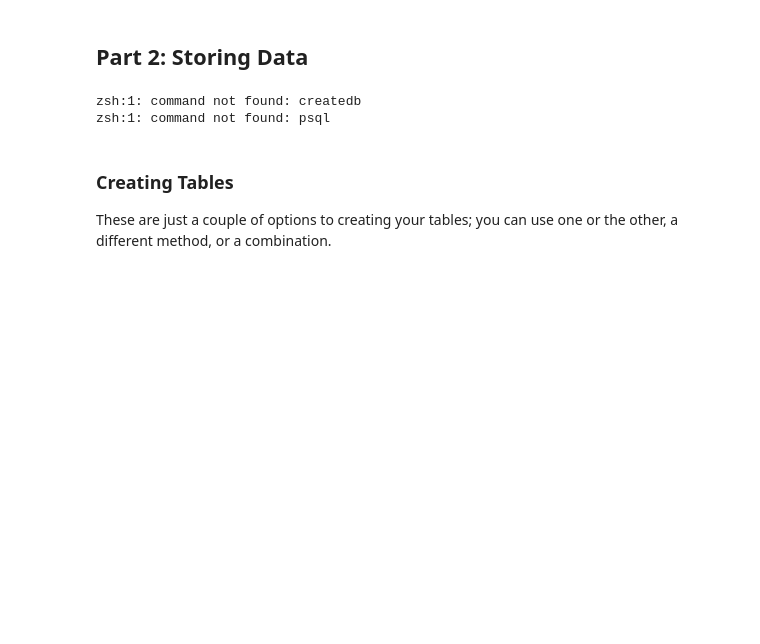
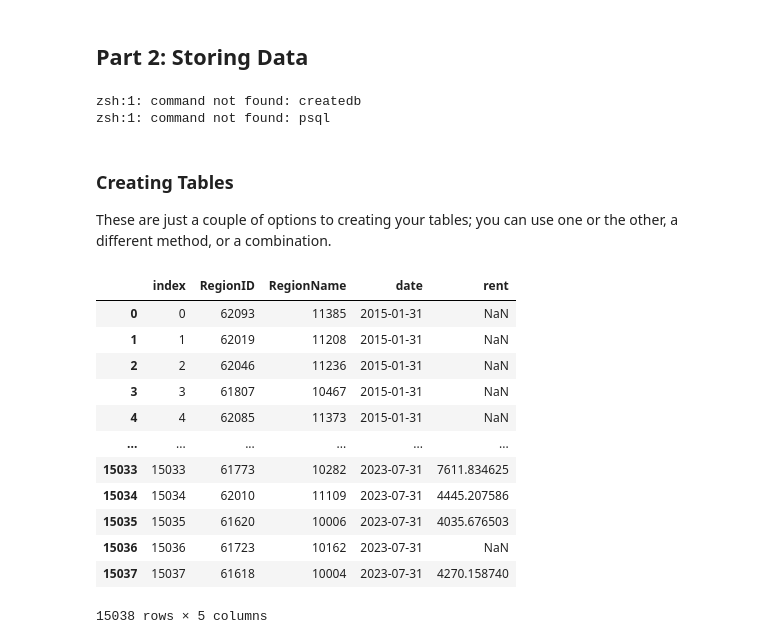
Before and after one commit to harrysyz99/4501-project, a Jupyter notebook: analysis.ipynb, the cells around one changed output. Drawn from its saved outputs; the diff is of its cells as text; code cells hidden in the pictures; blank space fills up the shorter version.

```diff
--- a/analysis.ipynb
+++ b/analysis.ipynb
@@ -289,7 +312,7 @@ for chunk in pd.read_csv('data/zillow_rent_data.csv', chunksize=chunk_size):
     zillow_chunks.append(processed_chunk)
 df_zillow_data = pd.concat(zillow_chunks)
 # Process and store chunks for 'Bedbug_Reporting'
-for chunk in pd.read_csv('data/Bedbug_Reporting_20231203.csv', chunksize=chunk_size):
+for chunk in pd.read_csv('data/Bedbug_Reporting_20231207.csv', chunksize=chunk_size):
     columns_needed = ['Building ID', 'Postcode', 'Filing Date', 'Eradicated Unit Count', 'Re-infested  Dwelling Unit Count','Latitude','Longitude']
     processed_chunk = filter_bedbug(chunk, columns_needed, nyc_zip=nyc_zips)
     bedbug_chunks.append(processed_chunk)
@@ -297,6 +320,12 @@ df_bedbug_data = pd.concat(bedbug_chunks)
 
 # Load shapefile and save to the database
 geodf_zipcode_data = gpd.read_file('data/nyc_zipcodes/nyc_zipcodes.shp')
+# %%
+zillow_chunks = []
+for chunk in pd.read_csv('data/zillow_rent_data.csv', chunksize=chunk_size):
+    processed_chunk = filter_zillow(chunk, nyc_zip=nyc_zips)
+    zillow_chunks.append(processed_chunk)
+df_zillow_data = pd.concat(zillow_chunks)
 # %%
 # Show basic info about each dataframe
 geodf_zipcode_data.info()
@@ -431,0 +542,16 @@ with open('schema.sql', "w") as f:
+# %%
+df_zillow_data
+# %% [output]
+|  | index | RegionID | RegionName | date | rent |
+| 0 | 0 | 62093 | 11385 | 2015-01-31 | NaN |
+| 1 | 1 | 62019 | 11208 | 2015-01-31 | NaN |
+| 2 | 2 | 62046 | 11236 | 2015-01-31 | NaN |
+| 3 | 3 | 61807 | 10467 | 2015-01-31 | NaN |
+| 4 | 4 | 62085 | 11373 | 2015-01-31 | NaN |
+| ... | ... | ... | ... | ... | ... |
+| 15033 | 15033 | 61773 | 10282 | 2023-07-31 | 7611.834625 |
+| 15034 | 15034 | 62010 | 11109 | 2023-07-31 | 4445.207586 |
+| 15035 | 15035 | 61620 | 10006 | 2023-07-31 | 4035.676503 |
+| 15036 | 15036 | 61723 | 10162 | 2023-07-31 | NaN |
+| 15037 | 15037 | 61618 | 10004 | 2023-07-31 | 4270.158740 |
+15038 rows × 5 columns
```
Also changed, not shown: parts of 18 cells of this notebook, 1 other file.
